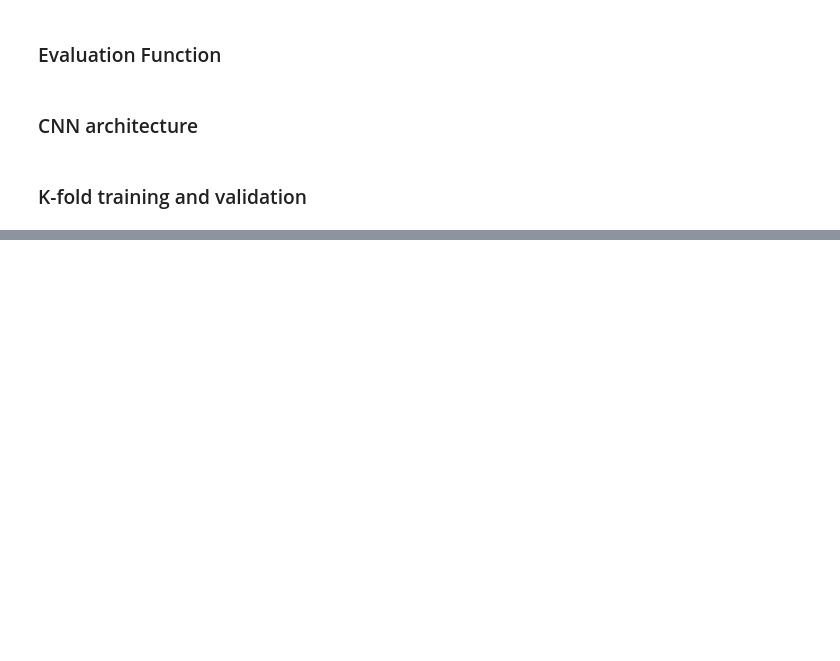
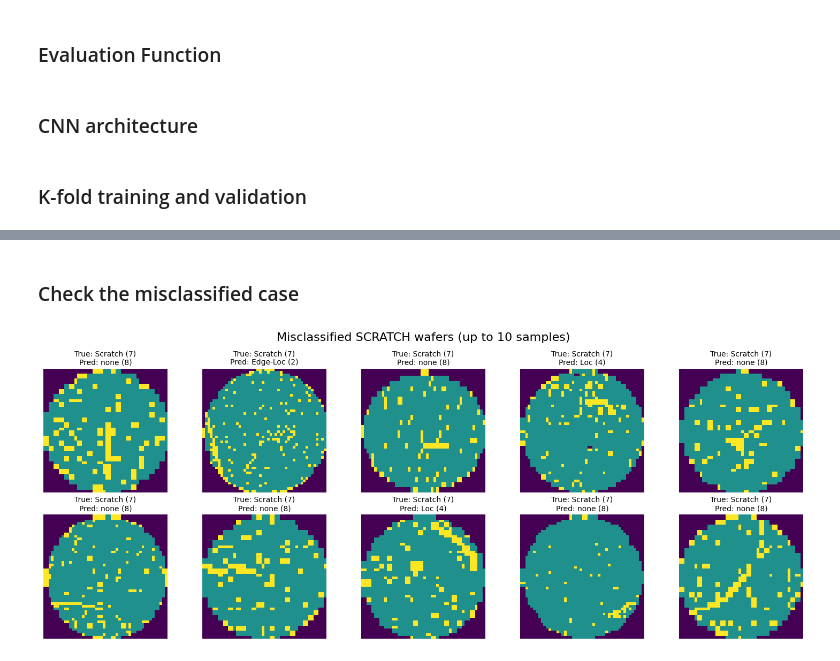
Before and after one commit to yukunl20/wafer-failure-detection, a Jupyter notebook: CNN BSL - k-fold.ipynb, the cells around one changed output, grey strips where cells are left out. Drawn from its saved outputs; the diff is of its cells as text; code cells hidden in the pictures; blank space fills up the shorter version.

```diff
--- a/CNN BSL - k-fold.ipynb
+++ b/CNN BSL - k-fold.ipynb
@@ -485,0 +1208,77 @@ for fold, (train_idx, val_idx) in enumerate(skf.split(X_trainval, y_trainval), s
+# %% [markdown]
+### Check the misclassified case
+# %%
+
+SCRATCH_CLASS = class_names.index("Scratch")
+
+model.eval()
+misclassified_imgs = []
+misclassified_preds = []
+misclassified_trues = []
+
+# --- Collect scratch misclassifications ---
+with torch.inference_mode():
+    for imgs, labels in test_loader:
+        imgs = imgs.to(device)
+        labels = labels.to(device)
+
+        logits = model(imgs)
+        preds = torch.argmax(logits, dim=1)
+
+        # mask for scratch class
+        scratch_mask = (labels == SCRATCH_CLASS)
+
+        scratch_imgs = imgs[scratch_mask]
+        scratch_preds = preds[scratch_mask]
+        scratch_labels = labels[scratch_mask]
+
+        # find misclassifications
+        wrong_mask = (scratch_preds != scratch_labels)
+
+        misclassified_imgs.append(scratch_imgs[wrong_mask].cpu())
+        misclassified_preds.append(scratch_preds[wrong_mask].cpu())
+        misclassified_trues.append(scratch_labels[wrong_mask].cpu())
+
+# concatenate
+if len(misclassified_imgs) == 0:
+    print("No misclassified scratches found!")
+else:
+    misclassified_imgs = torch.cat(misclassified_imgs)
+    misclassified_preds = torch.cat(misclassified_preds)
+    misclassified_trues = torch.cat(misclassified_trues)
+
+    # pick up to 10 instances
+    n = min(10, len(misclassified_imgs))
+    imgs_to_plot = misclassified_imgs[:n]
+    preds_to_plot = misclassified_preds[:n]
+    trues_to_plot = misclassified_trues[:n]
+
+    # --- Plot ---
+    fig, axes = plt.subplots(2, 5, figsize=(15, 6))
+    axes = axes.flatten()
+
+    for i in range(n):
+        img = imgs_to_plot[i].squeeze().numpy()
+
+        true_idx = trues_to_plot[i].item()
+        pred_idx = preds_to_plot[i].item()
+
+        true_name = class_names[true_idx]
+        pred_name = class_names[pred_idx]
+
+        axes[i].imshow(img, cmap='viridis', interpolation='nearest')
+        axes[i].set_title(
+            f"True: {true_name} ({true_idx})\nPred: {pred_name} ({pred_idx})",
+            fontsize=10
+        )
+        axes[i].axis('off')
+
+    # hide extra axes
+    for j in range(n, len(axes)):
+        axes[j].axis('off')
+
+    plt.suptitle("Misclassified SCRATCH wafers (up to 10 samples)", fontsize=16)
+    plt.tight_layout()
+    plt.show()
+# %% [output]
+[figure, added]
```
Also changed, not shown: parts of 19 cells of this notebook, 1 other file.
